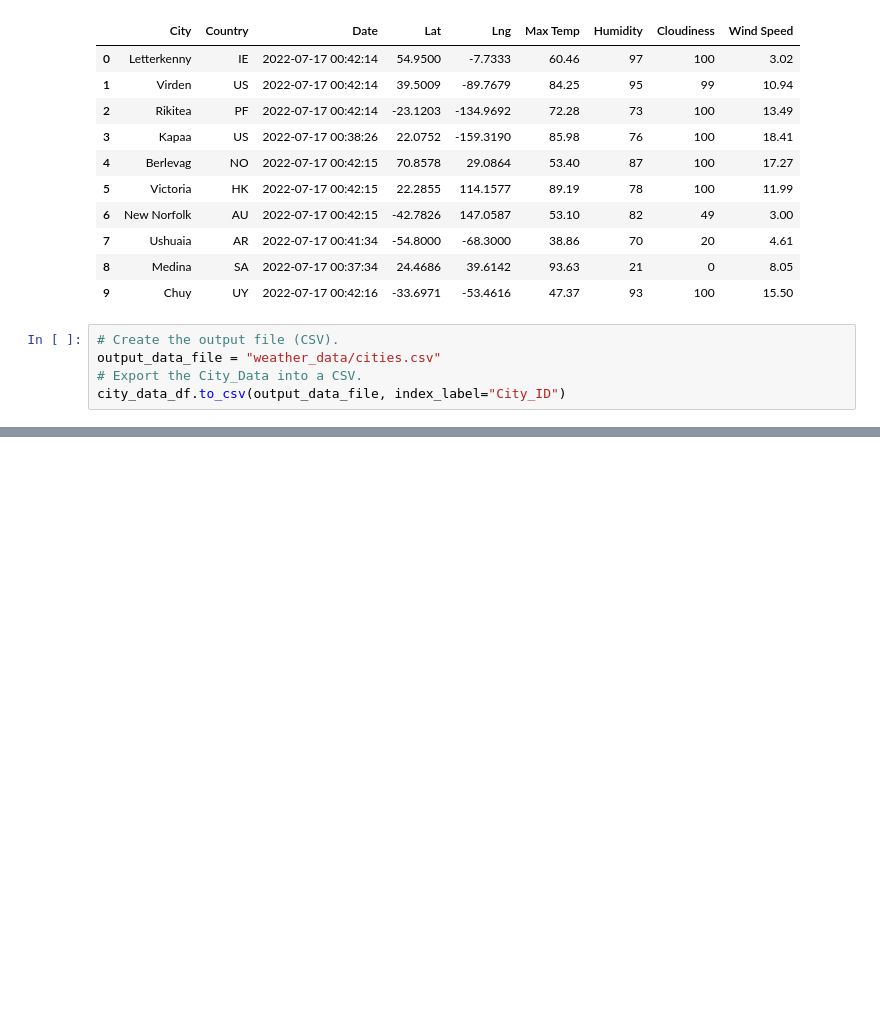
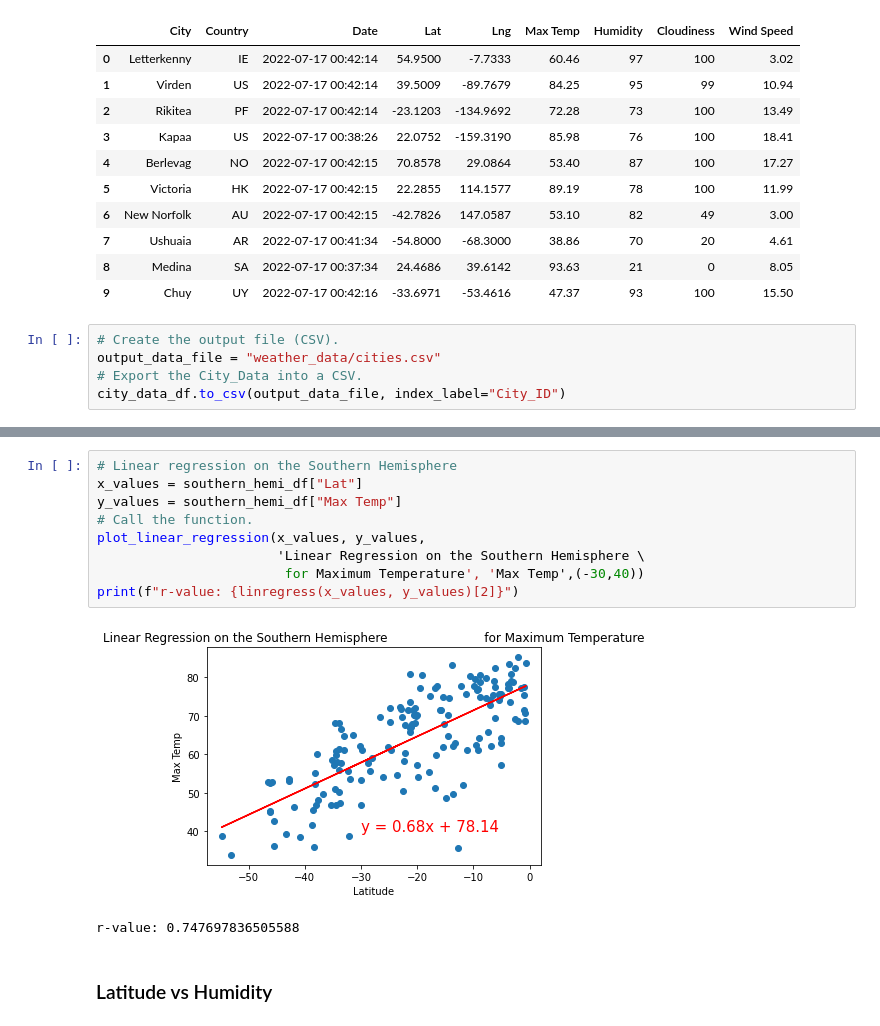
Before and after one commit to SJSchmitt/World_Weather_Analysis, a Jupyter notebook: WeatherPy.ipynb, the cells around one changed output, grey strips where cells are left out. Cells and saved outputs as stored; diff of their text form; blank space fills up the shorter version.

```diff
--- a/WeatherPy.ipynb
+++ b/WeatherPy.ipynb
@@ -231,0 +230,14 @@ plt.show()
+# %%
+# Linear regression on the Southern Hemisphere
+x_values = southern_hemi_df["Lat"]
+y_values = southern_hemi_df["Max Temp"]
+# Call the function.
+plot_linear_regression(x_values, y_values,
+                       'Linear Regression on the Southern Hemisphere \
+                        for Maximum Temperature', 'Max Temp',(-30,40))
+print(f"r-value: {linregress(x_values, y_values)[2]}")
+# %% [output]
+[figure, added]
+r-value: 0.747697836505588
+# %% [markdown]
+### Latitude vs Humidity
```
Also changed, not shown: parts of 27 cells of this notebook.
